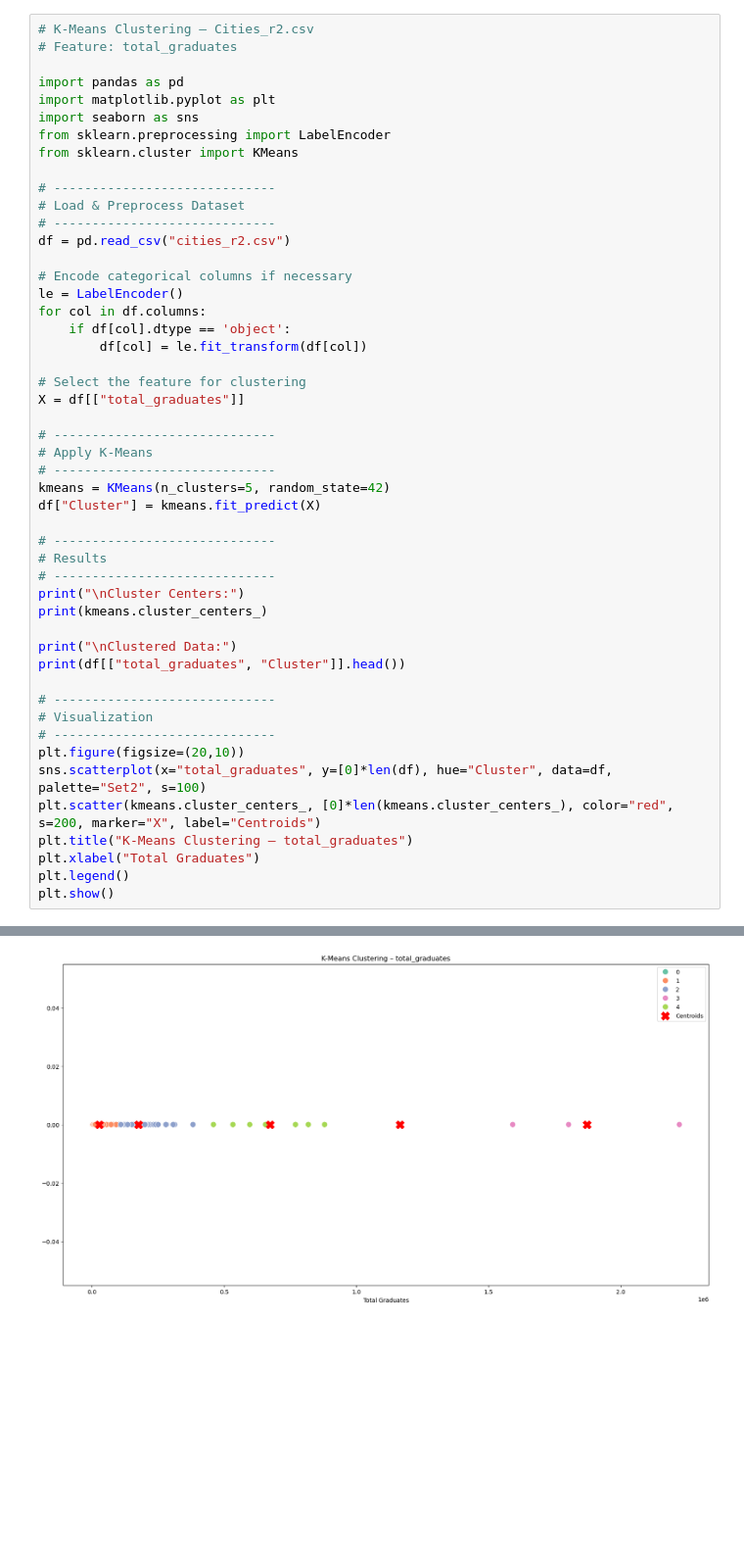
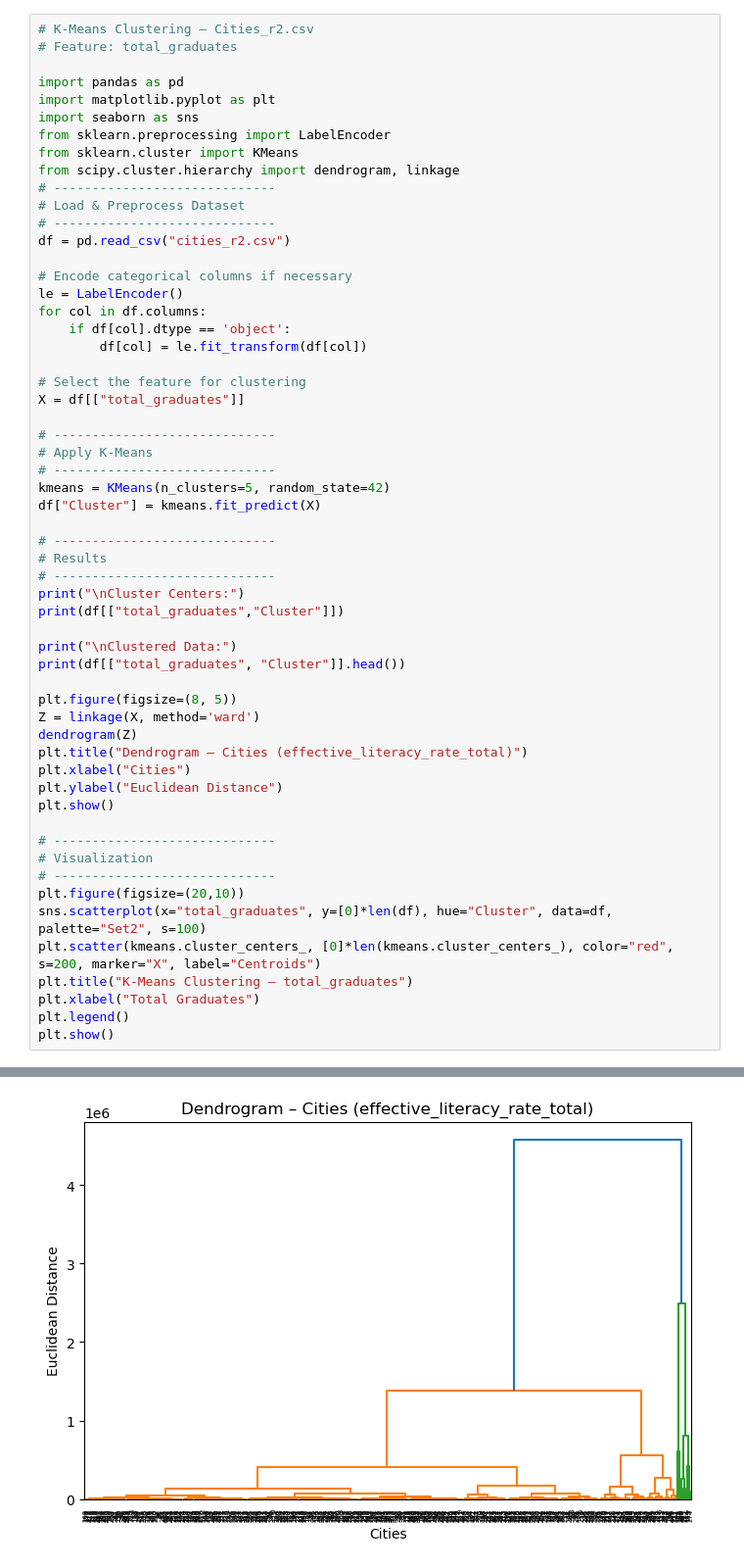
Before and after one commit to sanketshinde2005/ML-Practicals_TE, a Jupyter notebook: Clustering/k-means_cities_r2.ipynb, the cells around one changed output, grey strips where cells are left out. Shown at 98% size. Cells and saved outputs as stored; diff of their text form; blank space fills up the shorter version.

```diff
--- a/Clustering/k-means_cities_r2.ipynb
+++ b/Clustering/k-means_cities_r2.ipynb
@@ -7,7 +7,7 @@ import matplotlib.pyplot as plt
 import seaborn as sns
 from sklearn.preprocessing import LabelEncoder
 from sklearn.cluster import KMeans
-
+from scipy.cluster.hierarchy import dendrogram, linkage
 # -----------------------------
 # Load & Preprocess Dataset
 # -----------------------------
@@ -32,10 +32,18 @@ df["Cluster"] = kmeans.fit_predict(X)
 # Results
 # -----------------------------
 print("\nCluster Centers:")
-print(kmeans.cluster_centers_)
+print(df[["total_graduates","Cluster"]])
 
 print("\nClustered Data:")
 print(df[["total_graduates", "Cluster"]].head())
+
+plt.figure(figsize=(8, 5))
+Z = linkage(X, method='ward')
+dendrogram(Z)
+plt.title("Dendrogram – Cities (effective_literacy_rate_total)")
+plt.xlabel("Cities")
+plt.ylabel("Euclidean Distance")
+plt.show()
 
 # -----------------------------
 # Visualization
@@ -61,5 +72,5 @@ Clustered Data:
 1             8863        1
 2            10565        1
 3            19225        1
 4            11902        1
-[figure, old version]
+[figure, new version]
```
Also changed, not shown: parts of 1 cell of this notebook, 8 other files.
